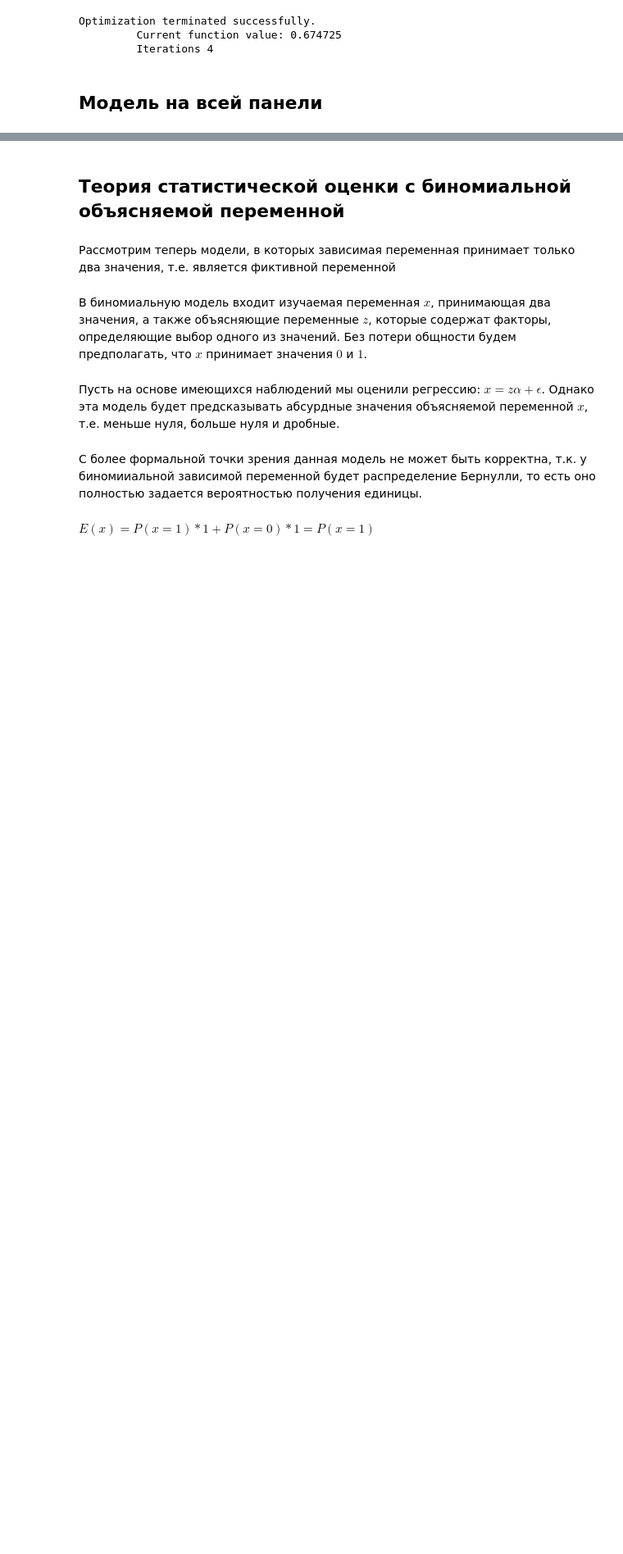
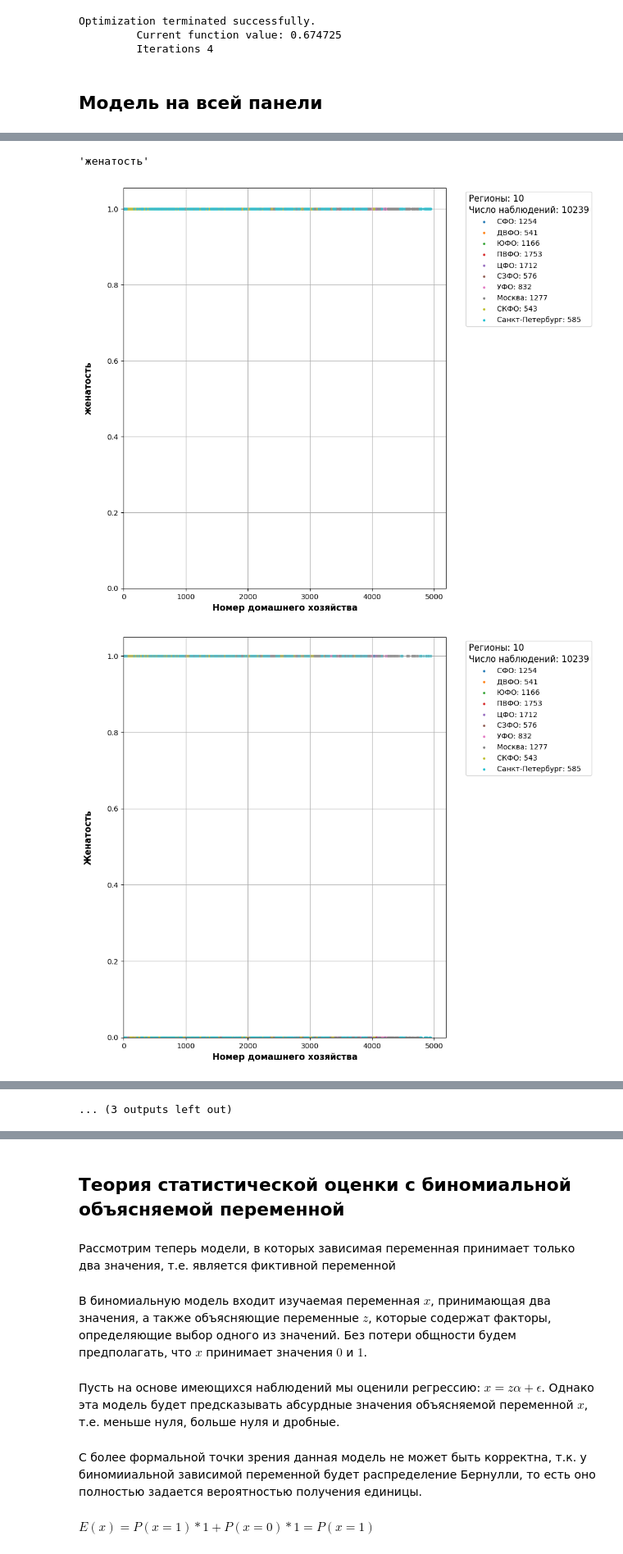
Before and after one commit to chereshan/RLMS, a Jupyter notebook: Разделы/RLMS_HSE_MARRIAGE.ipynb, the cells around one changed output, grey strips where cells are left out. Shown at 82% size. Saved outputs shown, nothing was run; the diff lists cells and outputs as text; code cells hidden in the pictures; blank space fills up the shorter version.

```diff
--- a/Разделы/RLMS_HSE_MARRIAGE.ipynb
+++ b/Разделы/RLMS_HSE_MARRIAGE.ipynb
@@ -839,0 +1080,52 @@ marriage_df11[marriage_df11['age']<50]
+# %%
+name_dict={'marst':"женатость",
+           'marst_after':"Женатость",
+           'IMT':"Индекс массы тела",
+           'diplom':"Лет образования",
+           'sex':"Пол",
+           'age':"Возраст",
+           'age_square':"Возраст в квадрате",
+       'popul':"Население города",
+           'salary':"Чистый доход",
+           'health':"Самочувствие",
+           'status':"Статус поселения",
+           'rost':"Рост",
+           'fed_okrug':"Федеральный округ",
+           'occup08':"Уровень квалификации",
+       'kurenie':"Курение"}
+# %%
+name_dict['marst']
+# %% [output]
+'женатость'
+# %%
+fed_okrug_dict={}
+plot_num='all'
+df_all=marriage_df11
+df_plot=marriage_df11
+
+for i in df_all['fed_okrug'].cat.categories:
+    fed_okrug_dict[i]=list(df_all.loc[df_all['fed_okrug'] == i].index)
+
+
+if plot_num=='all':
+    for j in df_plot.columns:
+        plt.figure(figsize=(8, 10), dpi=100)
+        q=0
+        nums=0
+        for i in range(len(df_all.fed_okrug.cat.categories)):
+            good_index=list(set(df_plot[j].dropna().index)&set(fed_okrug_dict[df_all.fed_okrug.cat.categories[i]]))
+            if good_index==[]:
+                continue
+            plt.scatter(good_index,df_plot.iloc[good_index].loc[:,j],label=df_all.fed_okrug.cat.categories[i]+': '+str(len(good_index)),s=5)
+            q=q+1
+            nums=nums+len(good_index)
+        plt.grid()
+        plt.ylim(0)
+        plt.xlim(0)
+        plt.legend(bbox_to_anchor=(1.05, 1),title="Регионы: {} \nЧисло наблюдений: {}".format(q,nums),title_fontsize='large')
+        plt.xlabel('Номер домашнего хозяйства',fontsize='large',fontweight=700)
+        plt.ylabel(name_dict[j]+'\n ',fontsize='large',fontweight=700)
+plt.show()
+# %% [output]
+[figure, added]
+[figure, added]
@@ -839,0 +1142 @@ marriage_df11[marriage_df11['age']<50]
+... (3 outputs left out)
```
Also changed, not shown: parts of 86 cells of this notebook, 1 other file.
